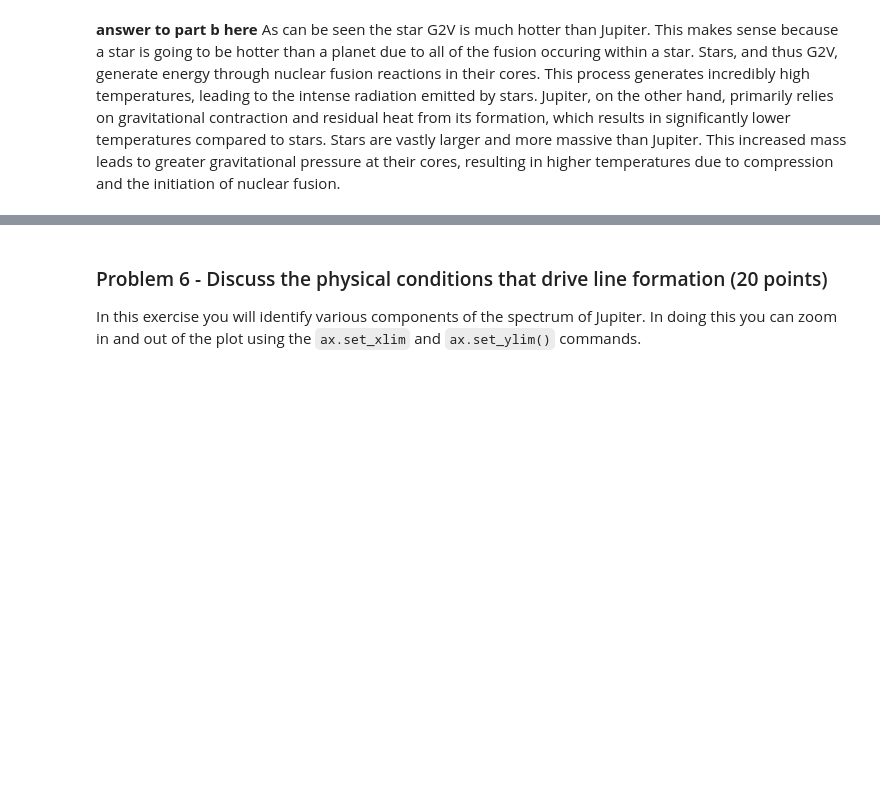
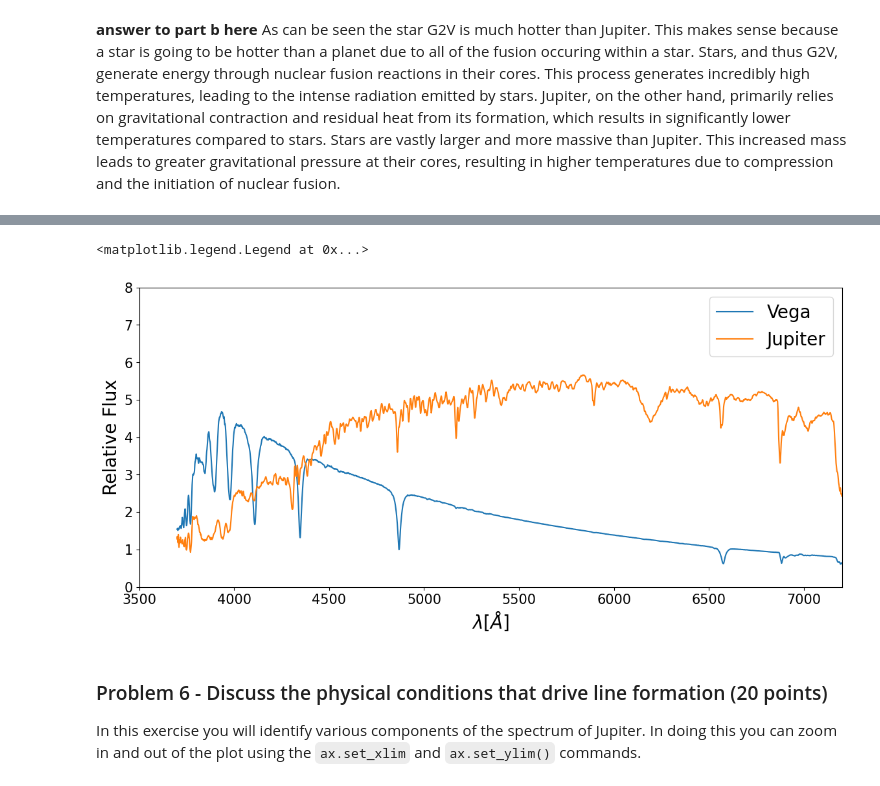
Before and after one commit to ArishAli459/Analysis_real_spectra_student, a Jupyter notebook: analysis_real_spectra.student.ipynb, the cells around one changed output, grey strips where cells are left out. Cells and saved outputs as stored; diff of their text form; code cells hidden in the pictures; blank space fills up the shorter version.

```diff
--- a/analysis_real_spectra.student.ipynb
+++ b/analysis_real_spectra.student.ipynb
@@ -506,27 +512,36 @@ Using what you know about the spectral lines in an A0V star and given the spectr
 # %%
 #plot Vega and Jupiter, where I have scaled the flux of Jupiter so that they
 #better overlap. You can change that scaling
 plt.figure(figsize = (14,6))
 ax = plt.gca()
 plt.plot(specvega.wavelength,specvega.flux,label="Vega")
 plt.plot(specjup.wavelength,specjup.flux*5,label="Jupiter")
-
+#you can change these to zoom in and out of certain parts of the spectra.
+#Make a copy of these and change your copy so as to remember what the
+#original values were
+fluxmin = 0
+fluxmax = 8
+lammin = 3500
+lammax = 7200
 #**************
 #you can change these to zoom in and out of certain parts of the spectra.
 #Make a copy of these and change your copy so as to remember what the
 #original values were
-fluxmin =
-fluxmax =
-lammin =
-lammax =
+fluxmin = 0
+fluxmax = 8
+lammin = 3500
+lammax = 7200
 ax.set_ylim([fluxmin,fluxmax])
 ax.set_xlim([lammin,lammax])
 
 plt.xticks(fontsize=15)
 plt.yticks(fontsize=15)
 plt.xlabel("$\lambda [\AA]$",fontsize=20)
 plt.ylabel("Relative Flux",fontsize=20)
 plt.legend(fontsize=20)
+# %% [output]
+<matplotlib.legend.Legend at 0x...>
+[figure, added]
 # %% [markdown]
 ### Problem 6 - Discuss the physical conditions that drive line formation (20 points)
 
```
Also changed, not shown: parts of 6 cells of this notebook.
